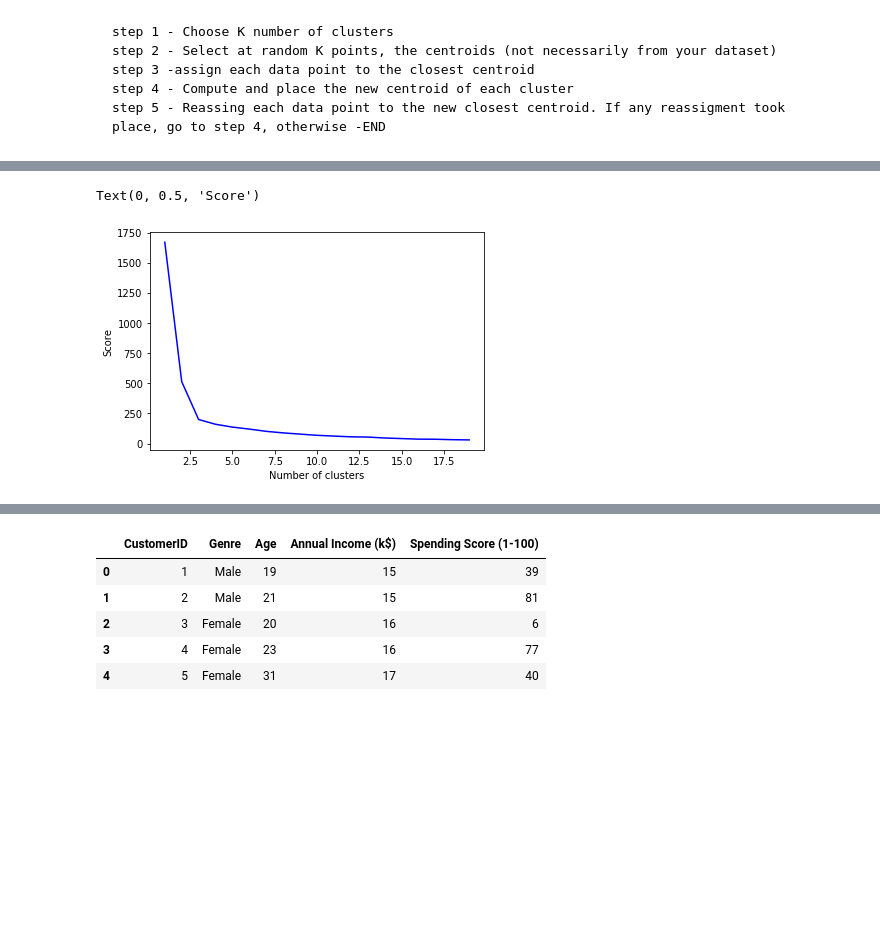
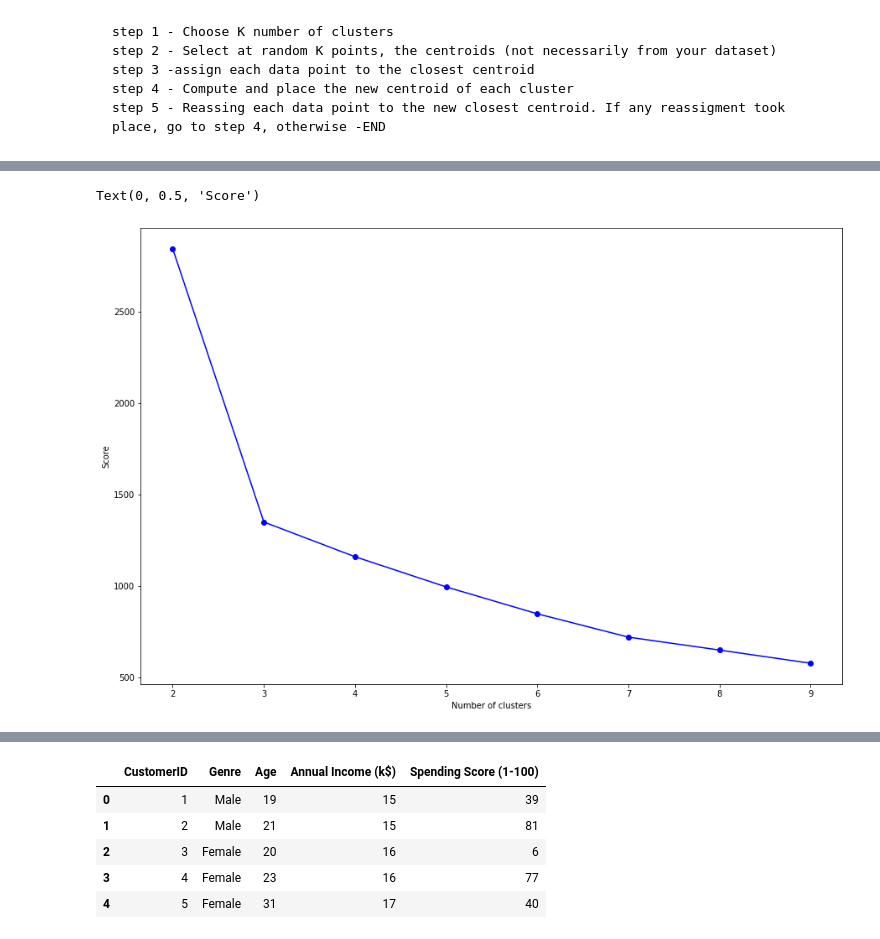
Before and after one commit to FabioMMaia/Machine_Learning, a Jupyter notebook: Unsupervised/Clustering/K-Means.ipynb, the cells around one changed output, grey strips where cells are left out. Saved outputs shown, nothing was run; the diff lists cells and outputs as text; code cells hidden in the pictures; blank space fills up the shorter version.

Commit message:
incrementado codigo kmeans

```diff
--- a/Unsupervised/Clustering/K-Means.ipynb
+++ b/Unsupervised/Clustering/K-Means.ipynb
@@ -29,7 +40,7 @@ import matplotlib.pyplot as plt
 from sklearn.cluster import KMeans
 # %%
 from sklearn.datasets import make_blobs
-blobs = make_blobs()
+blobs = make_blobs(random_state=10, n_samples=200,cluster_std=2)
 X= blobs[0]
 y= blobs[1]
 # %%
@@ -42,14 +68,18 @@ Text(0, 0.5, 'Y')
 # %%
 scores=[]
 
-for i in range(1,20):
-    K_model = KMeans(n_clusters=i)
-    K_model.fit(X,y)
-    scores.append(abs(K_model.score(X,y)))
+for i in range(2,10):
+    clustering = KMeans(n_clusters=i)
+    clustering.fit(X)
+    labels = clustering.predict(X)
+#     print(inertia(X, labels, K_model.cluster_centers_))
+    scores.append(abs(clustering.score(X)))
+#     print(scores)
 
-plt.plot(np.arange(1,20), scores,'blue')
+figure=plt.figure(figsize=(15,10))
+plt.plot(np.arange(2,10), scores,'blue', marker='o')
 plt.xlabel('Number of clusters')
 plt.ylabel('Score')
 # %% [output]
 Text(0, 0.5, 'Score')
-[figure, old version]
+[figure, new version]
```
Also changed, not shown: parts of 46 cells of this notebook.
